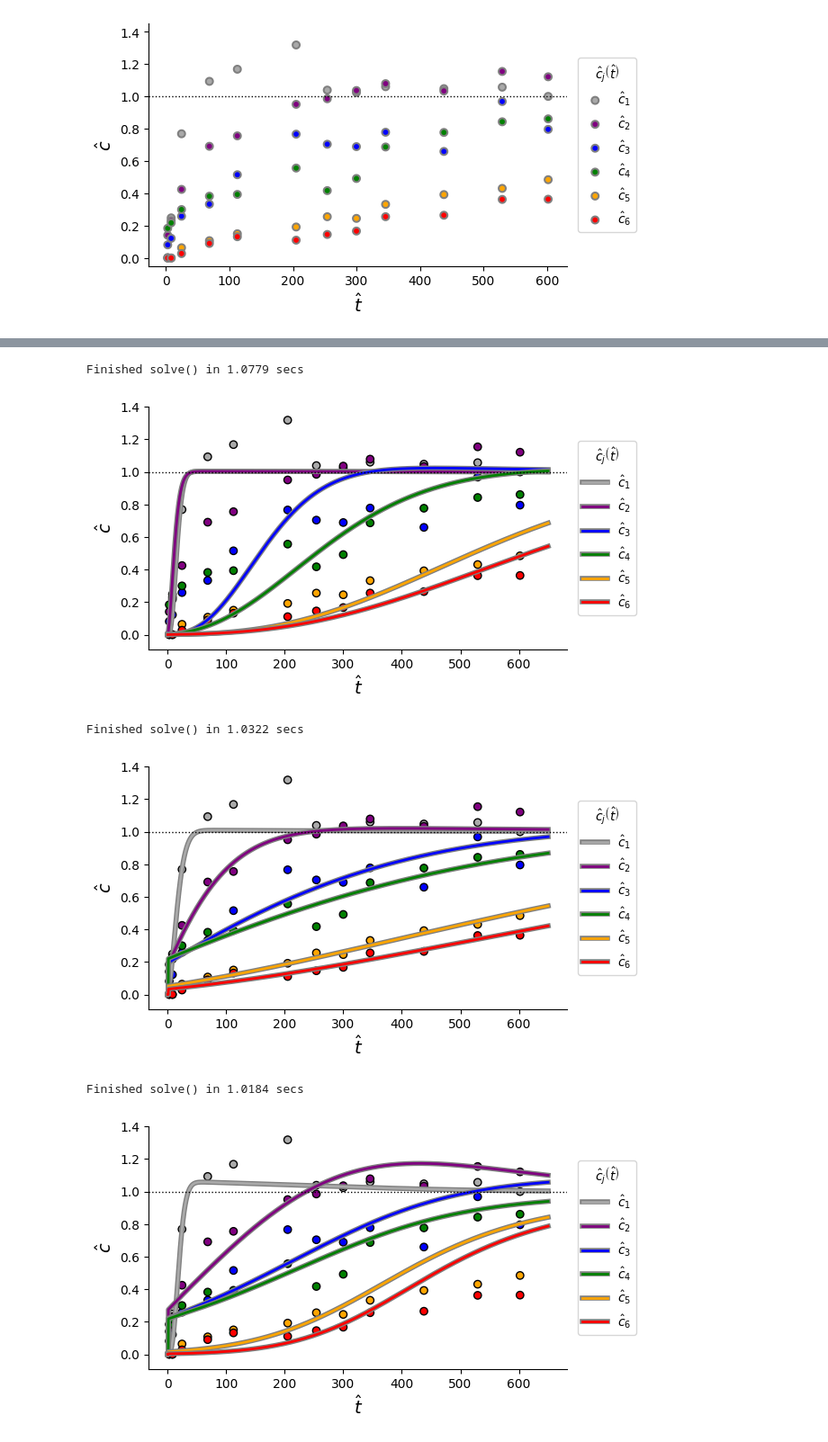
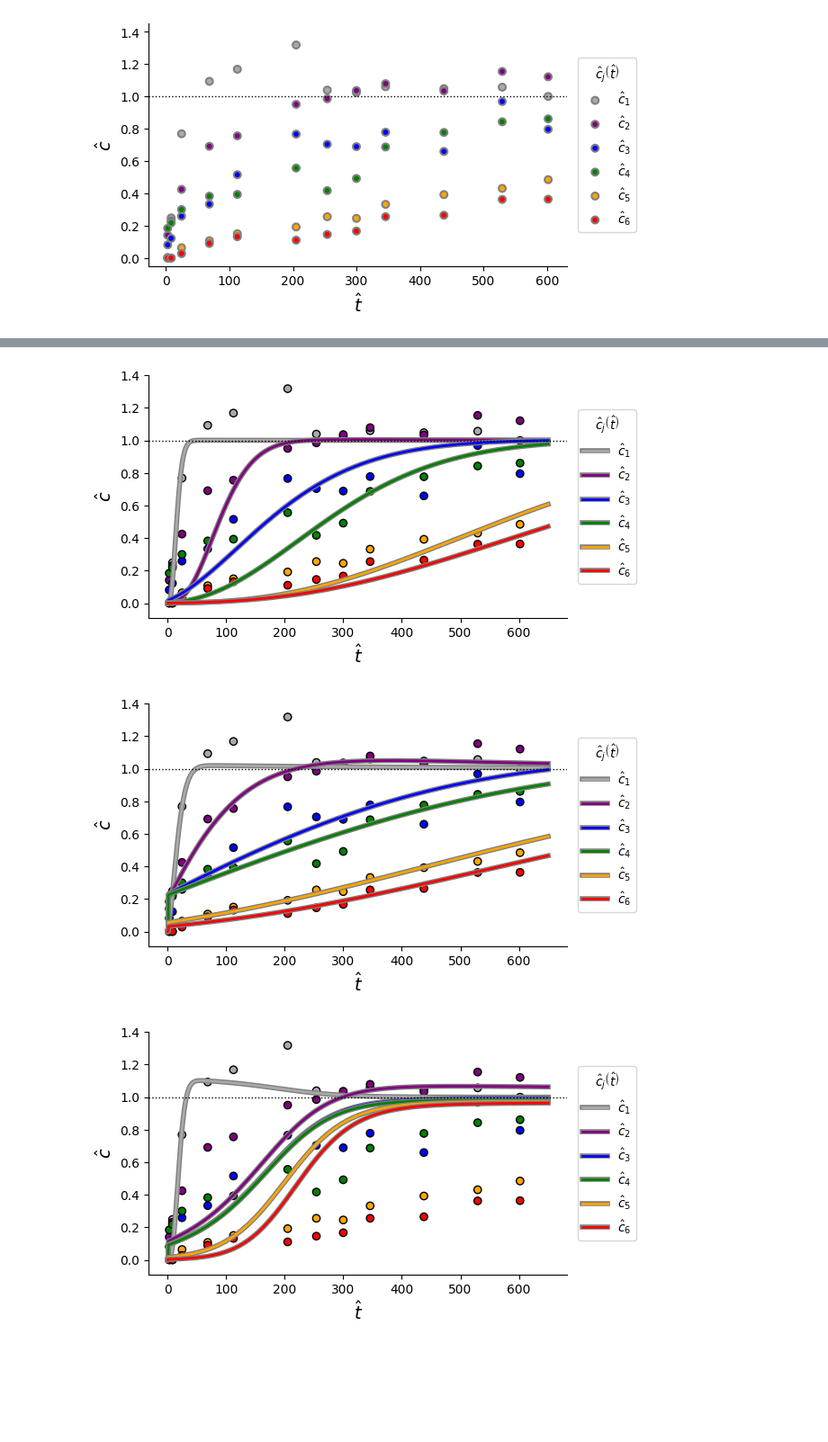
Before and after one commit to edsaac/cowerc-adsorption, a Jupyter notebook: notebooks/only_python/merging_data_other_experiments.ipynb, the cells around one changed output, grey strips where cells are left out. Shown at 90% size. Cells and saved outputs as stored; diff of their text form; code cells hidden in the pictures; blank space fills up the shorter version.

```diff
--- a/notebooks/only_python/merging_data_other_experiments.ipynb
+++ b/notebooks/only_python/merging_data_other_experiments.ipynb
@@ -57,5 +42,6 @@ xls_setup
 | Goal Spike Concentration (ng/L) | 500.000000 |
 # %%
 xls_influent = pd.read_excel(excel_file, sheet_name=sheet_name, skiprows=11, nrows=4, usecols="D:J")
+xls_influent.set_index("Unnamed: 3", inplace=True)
 xls_influent
 # %% [output]
@@ -105,3 +92,7 @@ xls_btc
 | 9 | 12 | 4966.969697 | 8195.5 | 28260.344828 | 136591.666667 | 70.05 | 0.392437 | ... |
 | 10 | 14 | 6009.393939 | 9915.5 | 34191.379310 | 165258.333333 | 76.90 | 0.430812 | ... |
 | 11 | 16 | 6830.606061 | 11270.5 | 38863.793103 | 187841.666667 | 86.50 | 0.484594 | ... |
+# %%
+contaminants = ["PFBA", "BEZ", "PFHxA", "DCF", "PFOA", "PFHxS"]
+c_0 = xls_influent.loc["Influent AVG"][contaminants].to_numpy()
+c_0
@@ -108,5 +101,6 @@ xls_btc
 # %%
 experimental_data = ExperimentalBreakthroughData(
     time=np.round((xls_btc["Time (min.)"] * lenght / pore_velocity), 2).to_numpy(),
-    conc=xls_btc[["PFBA C/C0", "BEZ C/C0", "PFHxA C/C0", "DCF C/C0", "PFOA C/C0", "PFHxS C/C0"]].to_numpy().T,
+    conc=xls_btc[[f"{k} C/C0" for k in contaminants]].to_numpy().T,
+    c_0=c_0,
 )
@@ -140,19 +130,8 @@ Finished solve() in 0.9883 secs
 # %%
-## Running OSTRICH with equal weights and a swarm
 optimal_parameter_set = [
-    6.417450e03,
-    9.138204e01,
-    4.655070e01,
-    9.418818e01,
-    7.295632e01,
-    9.675425e01,
-    9.170499e01,
-    5.966999e00,
-    4.019014e00,
-    5.375258e-01,
-    2.455025e-01,
-    1.547105e-01,
-    1.220075e-01,
+    6.41e06,
+    *(9.13e01, 9.41e01, 4.65e01, 7.29e01, 9.67e01, 9.17e01),
+    *(5.96e00, 1.01e00, 2.37e-01, 2.45e-01, 1.54e-01, 1.22e-01),
 ]
 
 
@@ -163,6 +142,7 @@ p = PhysicalParams(
     sm=optimal_parameter_set[0],
     k_ads=optimal_parameter_set[1:7],
     k_des=optimal_parameter_set[7:],
+    C_0=c_0,
 )
 
 sim = Simulation(**p.nondim)
@@ -172,25 +152,15 @@ sim.solve()
 
 display(plot_btc_and_data(sim, experimental_data))
 # %% [output]
-Finished solve() in 1.0779 secs
-[figure, old version]
+[figure, new version]
 # %%
-## With SCIPY and equal weights
 optimal_parameter_set = [
-    3.20820377e03,
-    4.89943936e01,
-    1.93629419e01,
-    1.86957545e01,
-    1.73036934e01,
-    3.42319567e01,
-    3.93632565e01,
-    2.95562940e00,
-    2.88420665e-01,
-    6.91278275e-02,
-    4.28843117e-02,
-    3.38509608e-02,
-    2.94488636e-02,
+    5.63e00,
+    *(1.639e00, 1.267e00, 1.224e00, 1.232e00, 1.522e00, 1.602e00),
+    *(4.111e-01, -6.239e-01, -1.350e00, -1.518e00, -1.681e00, -1.726e00),
 ]
+
+optimal_parameter_set = [10**k for k in optimal_parameter_set]
 
 p = PhysicalParams(
     L=lenght,
@@ -199,6 +169,7 @@ p = PhysicalParams(
     sm=optimal_parameter_set[0],
     k_ads=optimal_parameter_set[1:7],
     k_des=optimal_parameter_set[7:],
+    C_0=experimental_data.c_0,
 )
 
 sim = Simulation(**p.nondim)
@@ -208,42 +179,41 @@ sim.solve()
 
 display(plot_btc_and_data(sim, experimental_data))
 # %% [output]
-Finished solve() in 1.0322 secs
-[figure, old version]
+[figure, new version]
 # %%
 ## Addind weigth to the first and second experiment
 ## Using SCIPY
 optimal_parameter_set = [
-    671.5748313021018,
+    12.71e4,
     100.0,
-    14.78929753,
-    17.23790953,
-    17.42971742,
-    48.38321385,
-    67.25235814,
-    5.16884663e00,
-    7.80473223e-02,
-    7.62786831e-03,
-    1.00000000e-05,
-    1.00000000e-05,
-    1.00000000e-05,
+    24.78,
+    27.23,
+    27.42,
+    48.38,
+    67.25,
+    5.16e00,
+    7.80e-03,
+    7.62e-04,
+    1.00e-05,
+    1.00e-05,
+    1.00e-05,
 ]
 
 p = PhysicalParams(
     L=lenght,
     v=pore_velocity,
     n=porosity,
     sm=optimal_parameter_set[0],
     k_ads=optimal_parameter_set[1:7],
     k_des=optimal_parameter_set[7:],
+    C_0=experimental_data.c_0,
 )
 
 sim = Simulation(**p.nondim)
 sim.end_time = 650
 sim.cfl = 0.9
 sim.solve()
 
 display(plot_btc_and_data(sim, experimental_data))
 # %% [output]
-Finished solve() in 1.0184 secs
-[figure, old version]
+[figure, new version]
```
Also changed, not shown: parts of 15 cells of this notebook, 6 other files.
